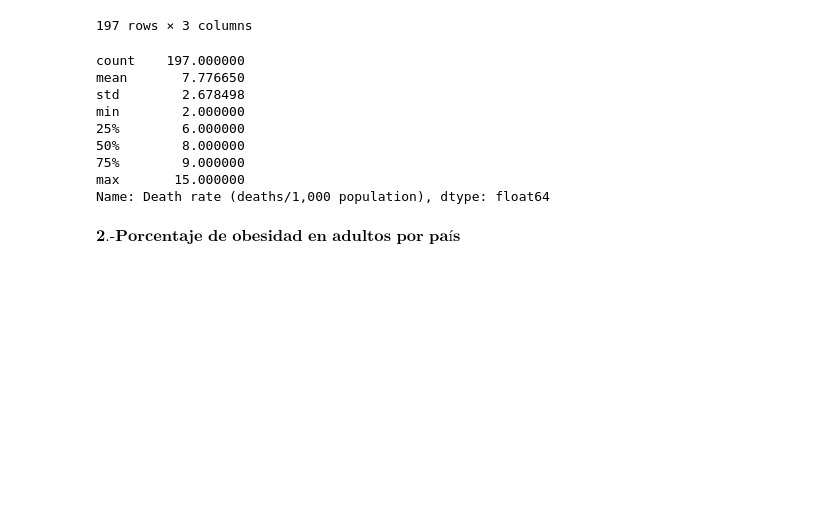
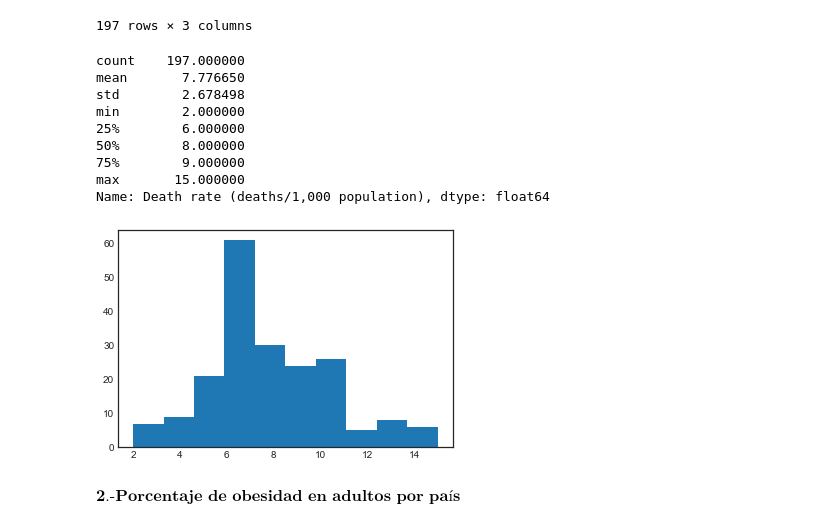
Before and after one commit to DCIDA2019/dcida2020ii-ValdiviaGCR, a Jupyter notebook: Sep11/AnalisisDescriptivo.ipynb, the cells around one changed output. Saved outputs shown, nothing was run; the diff lists cells and outputs as text; code cells hidden in the pictures; blank space fills up the shorter version.

Commit message:
histogramas

```diff
--- a/Sep11/AnalisisDescriptivo.ipynb
+++ b/Sep11/AnalisisDescriptivo.ipynb
@@ -37,6 +38,10 @@ min        2.000000
 75%        9.000000
 max       15.000000
 Name: Death rate (deaths/1,000 population), dtype: float64
+# %%
+plt.hist(rawdata['Death rate (deaths/1,000 population)']);
+# %% [output]
+[figure, added]
 # %% [markdown]
 $\textbf{2.-Porcentaje de obesidad en adultos por país}$
 # %%
```
Also changed, not shown: parts of 4 cells of this notebook.
